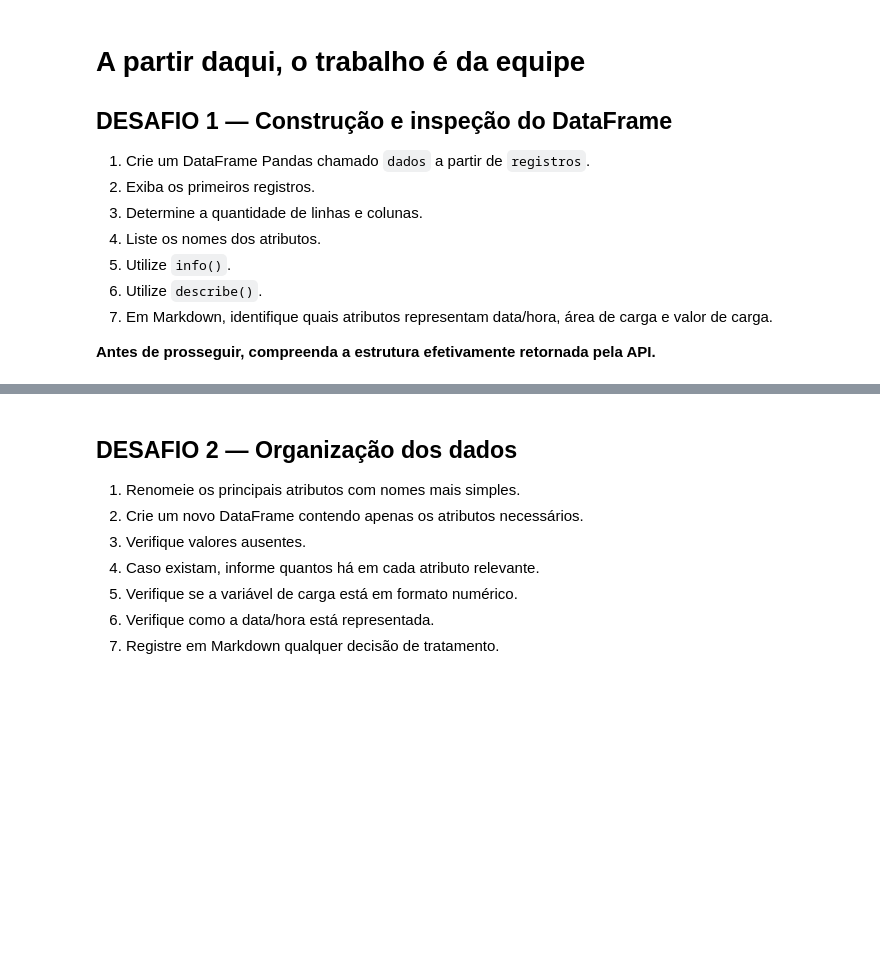
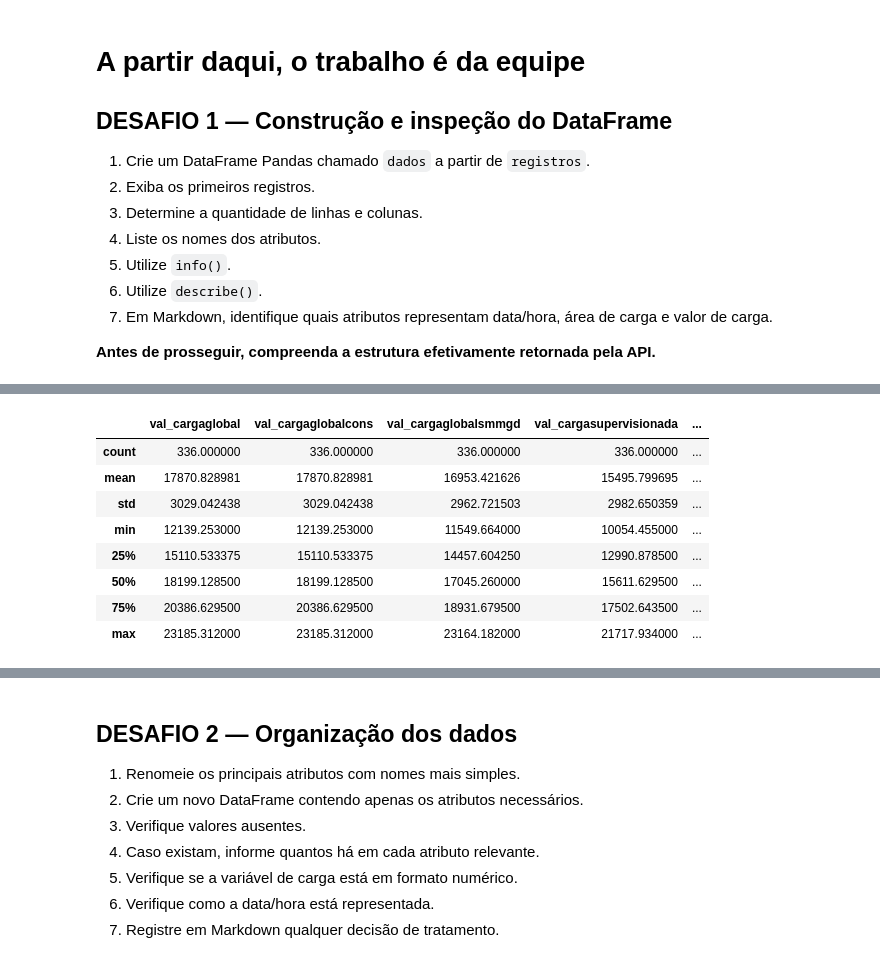
Before and after one commit to prof-atritiack/CP1-SERS-Analise, a Jupyter notebook: Desafio_Final_Energia_ONS_API_Final.ipynb, the cells around one changed output, grey strips where cells are left out. Drawn from its saved outputs; the diff is of its cells as text; code cells hidden in the pictures; blank space fills up the shorter version.

```diff
--- a/Desafio_Final_Energia_ONS_API_Final.ipynb
+++ b/Desafio_Final_Energia_ONS_API_Final.ipynb
@@ -148,0 +177,12 @@ dados.head()
+# %%
+dados.describe()
+# %% [output]
+|  | val_cargaglobal | val_cargaglobalcons | val_cargaglobalsmmgd | val_cargasupervisionada | ... |
+| count | 336.000000 | 336.000000 | 336.000000 | 336.000000 | ... |
+| mean | 17870.828981 | 17870.828981 | 16953.421626 | 15495.799695 | ... |
+| std | 3029.042438 | 3029.042438 | 2962.721503 | 2982.650359 | ... |
+| min | 12139.253000 | 12139.253000 | 11549.664000 | 10054.455000 | ... |
+| 25% | 15110.533375 | 15110.533375 | 14457.604250 | 12990.878500 | ... |
+| 50% | 18199.128500 | 18199.128500 | 17045.260000 | 15611.629500 | ... |
+| 75% | 20386.629500 | 20386.629500 | 18931.679500 | 17502.643500 | ... |
+| max | 23185.312000 | 23185.312000 | 23164.182000 | 21717.934000 | ... |
```
Also changed, not shown: parts of 24 cells of this notebook.
